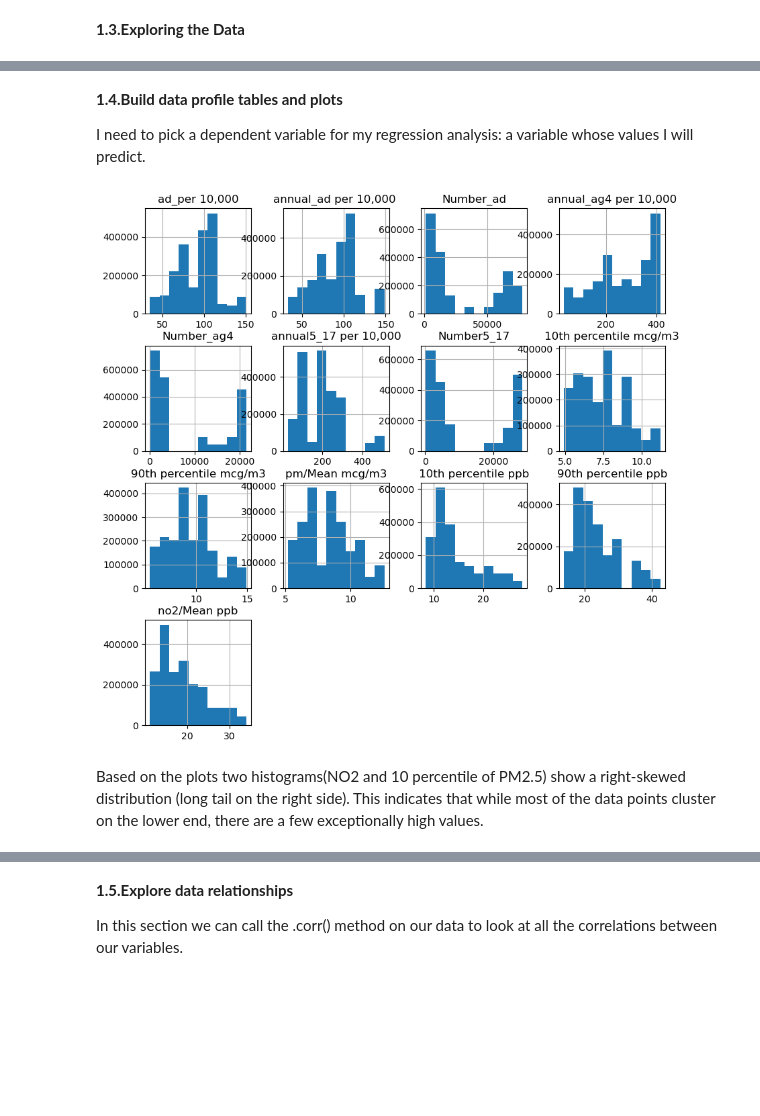
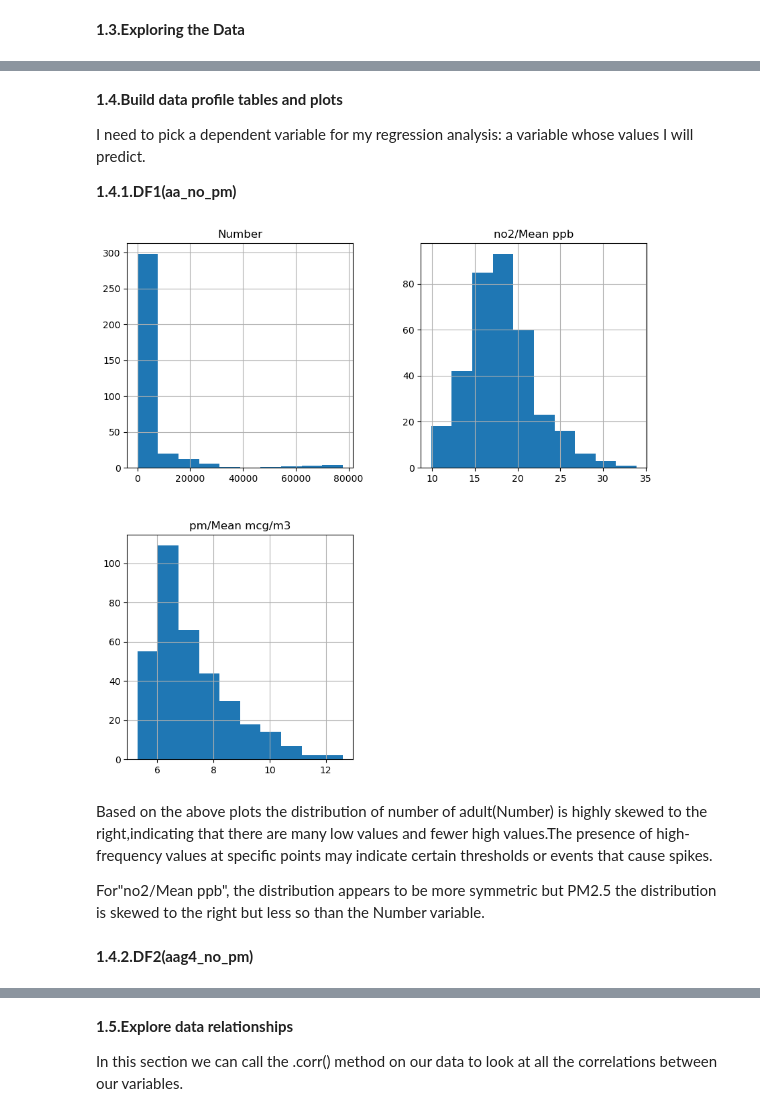
Before and after one commit to Mary080102/Capston-Two, a Jupyter notebook: Air quality- Exploratory Data Analysis.ipynb, the cells around one changed output, grey strips where cells are left out. Saved outputs shown, nothing was run; the diff lists cells and outputs as text; code cells hidden in the pictures; blank space fills up the shorter version.

```diff
--- a/Air quality- Exploratory Data Analysis.ipynb
+++ b/Air quality- Exploratory Data Analysis.ipynb
@@ -23,7 +23,16 @@ import seaborn as sns
 # %% [markdown]
 **1.2.Lod the Data**
 # %%
-df=pd.read_csv('/Users/marzieh/Desktop/springboard.class/Projects/Capston Two/Raw data/merge4_cleaned.csv')
+#Load data for "aa_no_pm" include asthma adults, NO2, PM2.5
+df1=pd.read_csv('https://raw.githubusercontent.com/Mary080102/Capston-Two/main/Raw%20data/aa_no_pm_cleaned.csv')
+
+#Load data for "aag4_no_pm" include asthma age 4 and under, NO2, PM2.5
+
+df2=pd.read_csv('https://raw.githubusercontent.com/Mary080102/Capston-Two/main/Raw%20data/aag4_no_pm_cleaned.csv')
+
+#Load data for "aa5_17_no_pm" include asthma age 5 to 17 , NO2, PM2.5
+
+df3=pd.read_csv('https://raw.githubusercontent.com/Mary080102/Capston-Two/main/Raw%20data/aa5_17_no_pm_cleaned.csv')
 # %% [markdown]
 **1.3.Exploring the Data**
 # %%
@@ -83,17 +115,25 @@ df.describe().T
 **1.4.Build data profile tables and plots**
 
 I need to pick a dependent variable for my regression analysis: a variable whose values I will predict.
+
+**1.4.1.DF1(aa_no_pm)**
 # %%
 # make a subset of df and drop unnecessary columns
 
 # List of columns you want to exclude
-columns_to_exclude= ['Year','GeoID','Geography','small_number_estimate']
-df1=df.columns.isin(columns_to_exclude)
-df_subset= df.loc[:, ~df1]
+columns_to_exclude= ['Year','GeoID','Geography','GeoType']
+
+# Select columns that are not in the exclusion list
+df1_subset= df1_subset = df1.loc[:, ~df1.columns.isin(columns_to_exclude)]
 # %%
 # Making a histogram for each variable in df
-axes= df_subset.hist(bins=10,figsize=(10,10))
+
+axes= df1_subset.hist(bins=10,figsize=(10,10))
 # %% [output]
-[figure, old version]
+[figure, new version]
 # %% [markdown]
-Based on the plots two histograms(NO2 and 10 percentile of PM2.5) show a right-skewed distribution (long tail on the right side). This indicates that while most of the data points cluster on the lower end, there are a few exceptionally high values.
+Based on the above plots the distribution of number of adult(Number) is highly skewed to the right,indicating that there are many low values and fewer high values.The presence of high-frequency values at specific points may indicate certain thresholds or events that cause spikes.
+
+For"no2/Mean ppb", the distribution appears to be more symmetric but PM2.5 the distribution is skewed to the right but less so than the Number variable.
+# %% [markdown]
+**1.4.2.DF2(aag4_no_pm)**
```
Also changed, not shown: parts of 30 cells of this notebook.
